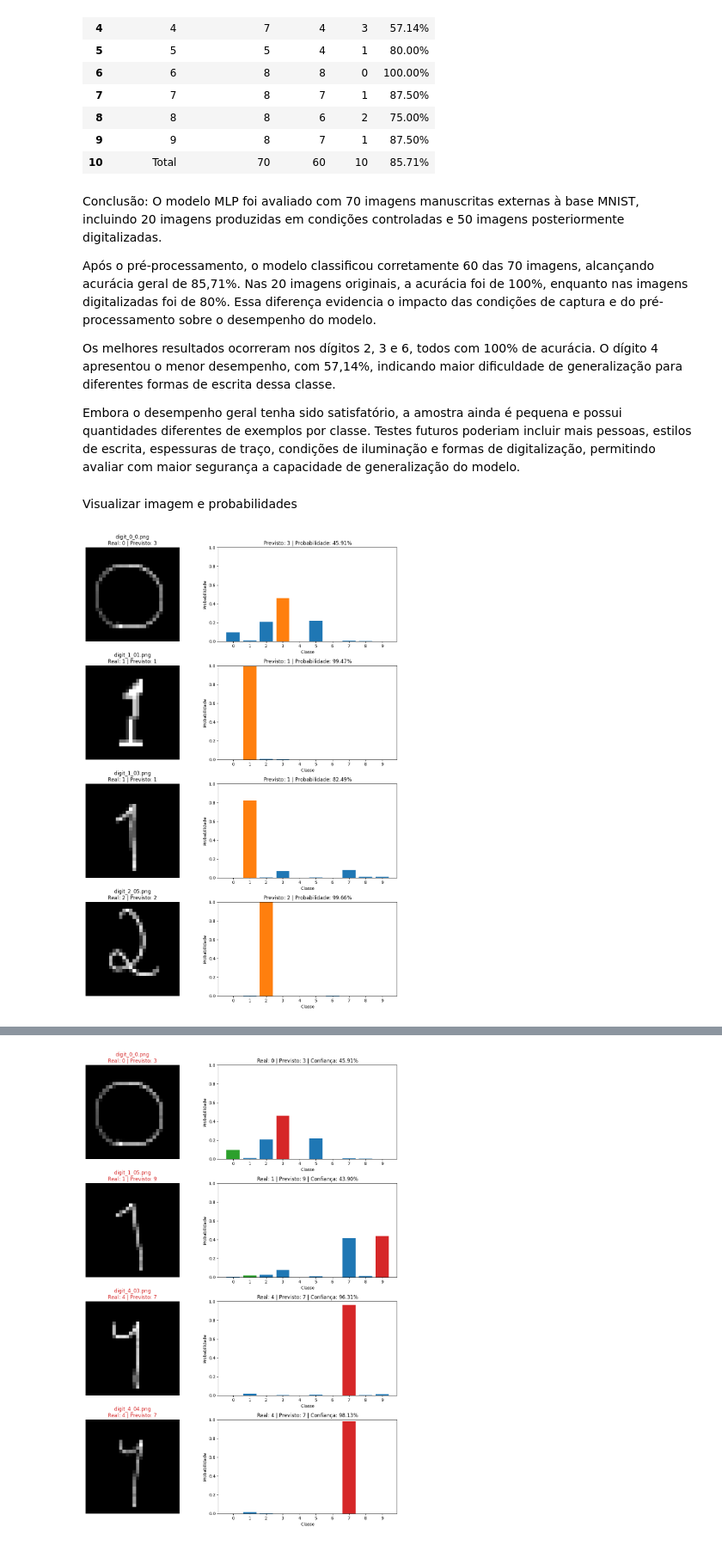
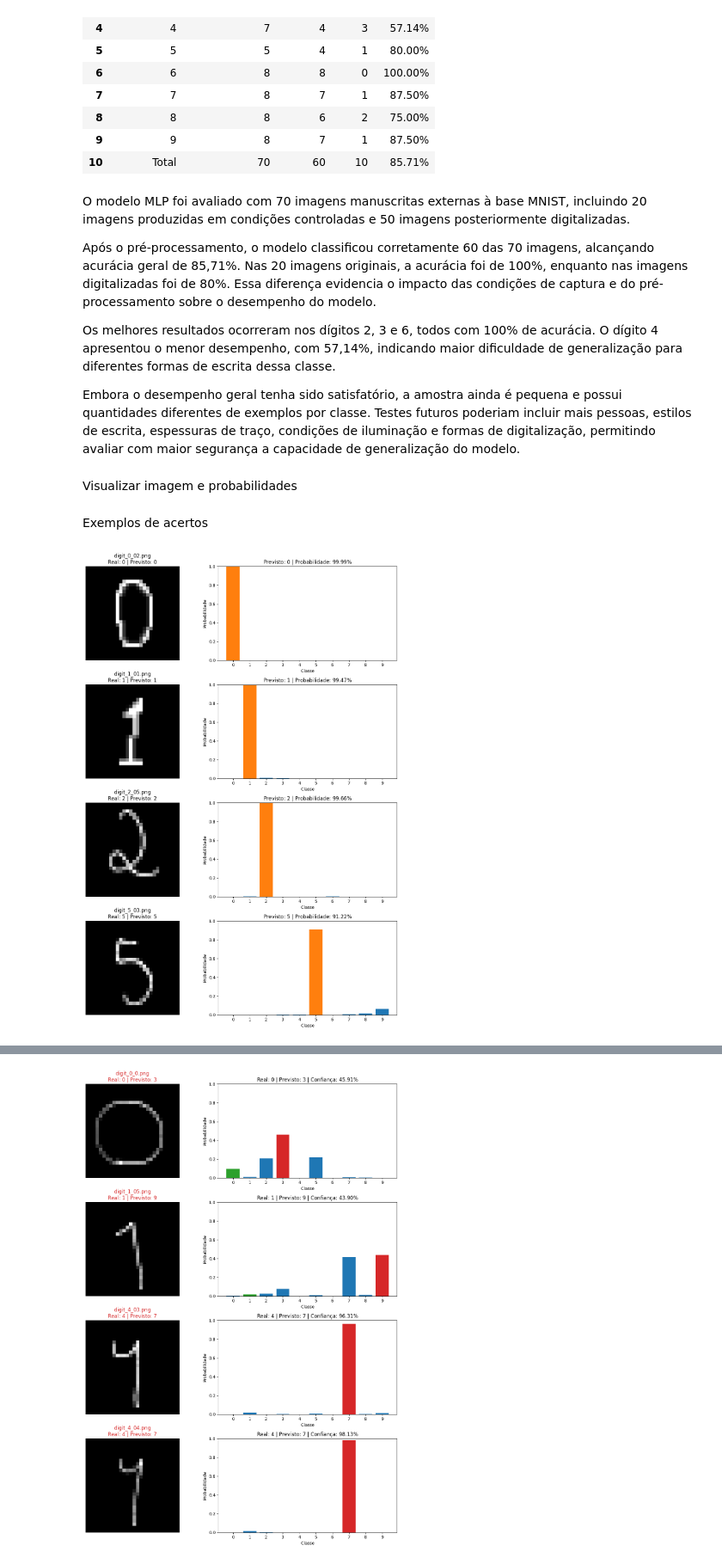
Before and after one commit to senapalm/classificador_de_digitos, a Jupyter notebook: notebooks/classificador_de_digitos.ipynb, the cells around one changed output, grey strips where cells are left out. Shown at 86% size. Drawn from its saved outputs; the diff is of its cells as text; code cells hidden in the pictures.

```diff
--- a/notebooks/classificador_de_digitos.ipynb
+++ b/notebooks/classificador_de_digitos.ipynb
@@ -787,9 +773,10 @@ melhor_mlp = MLPClassifier(
     random_state=42
 )
 
-melhor_mlp.fit(
-    X_train,
-    y_train
-)
+inicio_treino = perf_counter()
+melhor_mlp.fit(X_train, y_train)
+tempo_treino_mlp = perf_counter() - inicio_treino
 
+inicio_predicao = perf_counter()
 y_pred_mlp_test = melhor_mlp.predict(X_test)
+tempo_predicao_mlp = perf_counter() - inicio_predicao
@@ -861,27 +850,3 @@ Comparação dos três modelos
-# %%
-inicio_treino = perf_counter()
-melhor_knn.fit(X_train, y_train)
-tempo_treino_knn = perf_counter() - inicio_treino
-
-inicio_predicao = perf_counter()
-y_pred_knn_test = melhor_knn.predict(X_test)
-tempo_predicao_knn = perf_counter() - inicio_predicao
-# %%
-inicio_treino = perf_counter()
-melhor_random_forest.fit(X_train, y_train)
-tempo_treino_rf = perf_counter() - inicio_treino
-
-inicio_predicao = perf_counter()
-y_pred_rf_test = melhor_random_forest.predict(X_test)
-tempo_predicao_rf = perf_counter() - inicio_predicao
-# %%
-inicio_treino = perf_counter()
-melhor_mlp.fit(X_train, y_train)
-tempo_treino_mlp = perf_counter() - inicio_treino
-
-inicio_predicao = perf_counter()
-y_pred_mlp_test = melhor_mlp.predict(X_test)
-tempo_predicao_mlp = perf_counter() - inicio_predicao
 # %% [markdown]
 TABELA COMPARATIVA
 # %%
@@ -1812,7 +1792,7 @@ tabela_consolidada.style.format({
 | 9 | 9 | 8 | 7 | 1 | 87.50% |
 | 10 | Total | 70 | 60 | 10 | 85.71% |
 # %% [markdown]
-Conclusão: O modelo MLP foi avaliado com 70 imagens manuscritas externas à base MNIST, incluindo 20 imagens produzidas em condições controladas e 50 imagens posteriormente digitalizadas.
+O modelo MLP foi avaliado com 70 imagens manuscritas externas à base MNIST, incluindo 20 imagens produzidas em condições controladas e 50 imagens posteriormente digitalizadas.
 
 Após o pré-processamento, o modelo classificou corretamente 60 das 70 imagens, alcançando acurácia geral de 85,71%. Nas 20 imagens originais, a acurácia foi de 100%, enquanto nas imagens digitalizadas foi de 80%. Essa diferença evidencia o impacto das condições de captura e do pré-processamento sobre o desempenho do modelo.
 
@@ -1821,8 +1801,10 @@ Os melhores resultados ocorreram nos dígitos 2, 3 e 6, todos com 100% de acurá
 Embora o desempenho geral tenha sido satisfatório, a amostra ainda é pequena e possui quantidades diferentes de exemplos por classe. Testes futuros poderiam incluir mais pessoas, estilos de escrita, espessuras de traço, condições de iluminação e formas de digitalização, permitindo avaliar com maior segurança a capacidade de generalização do modelo.
 # %% [markdown]
 Visualizar imagem e probabilidades
+# %% [markdown]
+Exemplos de acertos
 # %%
-indices = [0, 8, 10, 18]
+indices = [2, 8, 18, 35]
 
 fig, axes = plt.subplots(
     len(indices),
@@ -1855,31 +1837,31 @@ for linha, indice in enumerate(indices):
     cores = [
         "tab:orange" if classe == classe_prevista
         else "tab:blue"
         for classe in melhor_mlp.classes_
     ]
 
     # Probabilidades
     axes[linha, 1].bar(
         melhor_mlp.classes_,
         probabilidades,
         color=cores
     )
 
     axes[linha, 1].set_xticks(
         melhor_mlp.classes_
     )
 
     axes[linha, 1].set_ylim(0, 1)
 
     axes[linha, 1].set_xlabel("Classe")
     axes[linha, 1].set_ylabel("Probabilidade")
 
     axes[linha, 1].set_title(
         f"Previsto: {classe_prevista} | "
         f"Probabilidade: {probabilidades.max():.2%}"
     )
 
 plt.tight_layout()
 plt.show()
 # %% [output]
-[figure, old version]
+[figure, new version]
```
Also changed, not shown: parts of 55 cells of this notebook.
